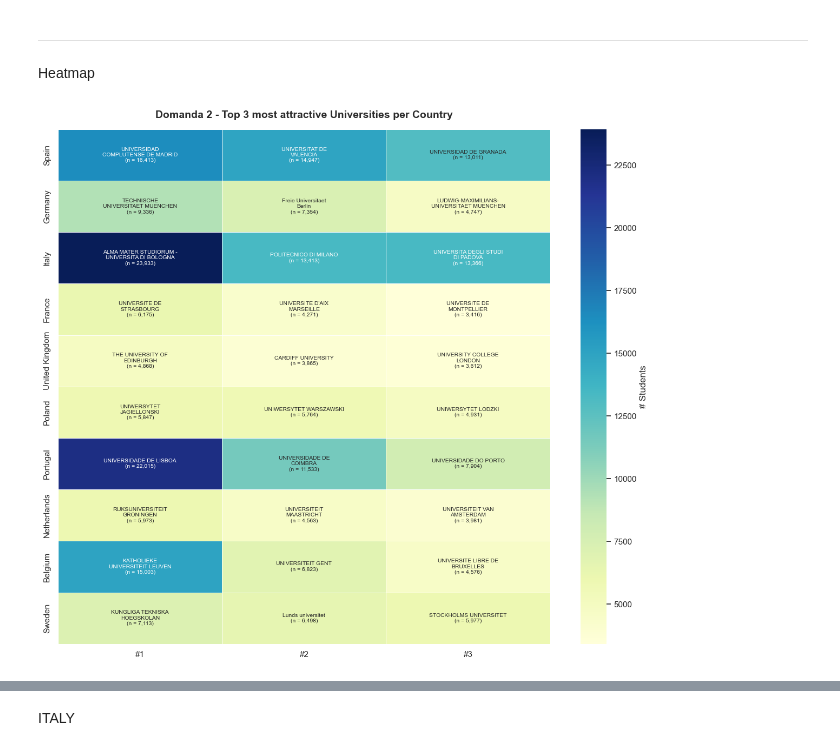
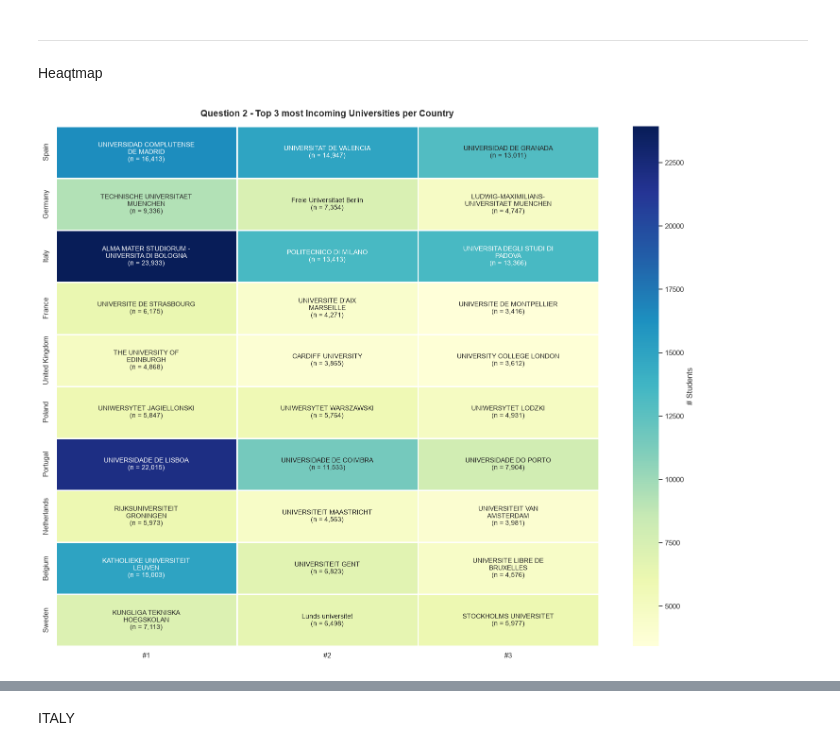
Before and after one commit to Ric-TechKnowlogy/ErasmusMobilityData, a Jupyter notebook: dataVisualization.ipynb, the cells around one changed output, grey strips where cells are left out. Saved outputs shown, nothing was run; the diff lists cells and outputs as text; code cells hidden in the pictures.

```diff
--- a/dataVisualization.ipynb
+++ b/dataVisualization.ipynb
@@ -461,7 +536,7 @@ fig.show()
 # %% [markdown]
-Heatmap
+Heaqtmap
 # %%
-# Identify the top 15 receiving countries by TOTAL volume
+# Identify the top 10 receiving countries by TOTAL volume
 top_countries = df['Receiving Country'].value_counts().head(10).index
 
 # Filter out invalid university names
@@ -483,41 +558,42 @@ for c in top_countries:
     top3 = sub[univ_column].value_counts().head(3)
 
     for i, (org, n) in enumerate(top3.items()):
         mat.loc[c, f'#{i+1}'] = n
 
-        # FIX: Wrap text dynamically every 22 characters instead of slicing it
-        wrapped_org_name = textwrap.fill(str(org), width = 22, max_lines = 4)
+        # FIX: Wrap text dynamically every 25 characters instead of slicing it
+        wrapped_org_name = textwrap.fill(str(org), width = 25, max_lines = 4)
 
         labels.loc[c, f'#{i+1}'] = f"{wrapped_org_name}\n(n = {int(n):,})"
 
 mat = mat.fillna(0)
 labels = labels.fillna('')
 
 # Plot
-plt.figure(figsize=(12, 10.5))
+plt.figure(figsize=(15, 12))
 plt.rcParams['font.family'] = 'sans-serif'
 
 ax = sns.heatmap(
     mat,
     annot=labels,
     fmt='',
     cmap='YlGnBu',
-    linewidths=0.6,
+    linewidths=0.8,
     linecolor='white',
     cbar_kws={'label': '# Students'},
-    annot_kws={'fontsize': 7.5, 'weight': 'normal'}
+    annot_kws={'fontsize': 10, 'weight': 'normal'}
     )
 
-ax.set_title('Domanda 2 - Top 3 most attractive Universities per Country',
+ax.set_title('Question 2 - Top 3 most Incoming Universities per Country',
              fontsize=14, pad=15, weight='bold', color='#2b2b2b')
 ax.set_ylabel('')
 ax.set_xlabel('')
-ax.tick_params(axis='both', which='major', labelsize=11, labelcolor='#2b2b2b')
+ax.tick_params(axis='both', which='major', labelsize=11, labelcolor='#2b2b2b', )
 
 plt.tight_layout()
+plt.savefig("Plots/Question 2 - Top 3 most Incoming Universities per Country.png", dpi=800, bbox_inches="tight")
 plt.show()
 # %% [output]
-[figure, old version]
+[figure, new version]
 # %%
 # Identify the top 15 receiving countries by TOTAL volume
 top_countries = df['Sending Country'].value_counts().head(10).index
```
Also changed, not shown: parts of 23 cells of this notebook.
